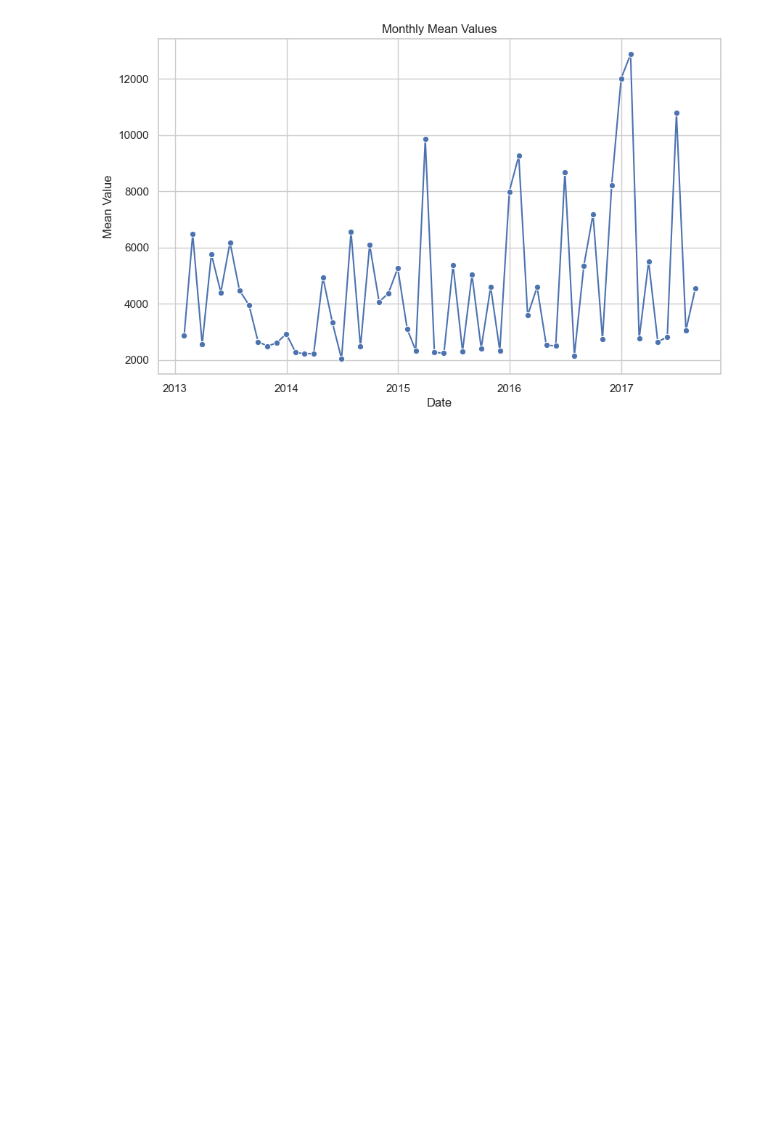
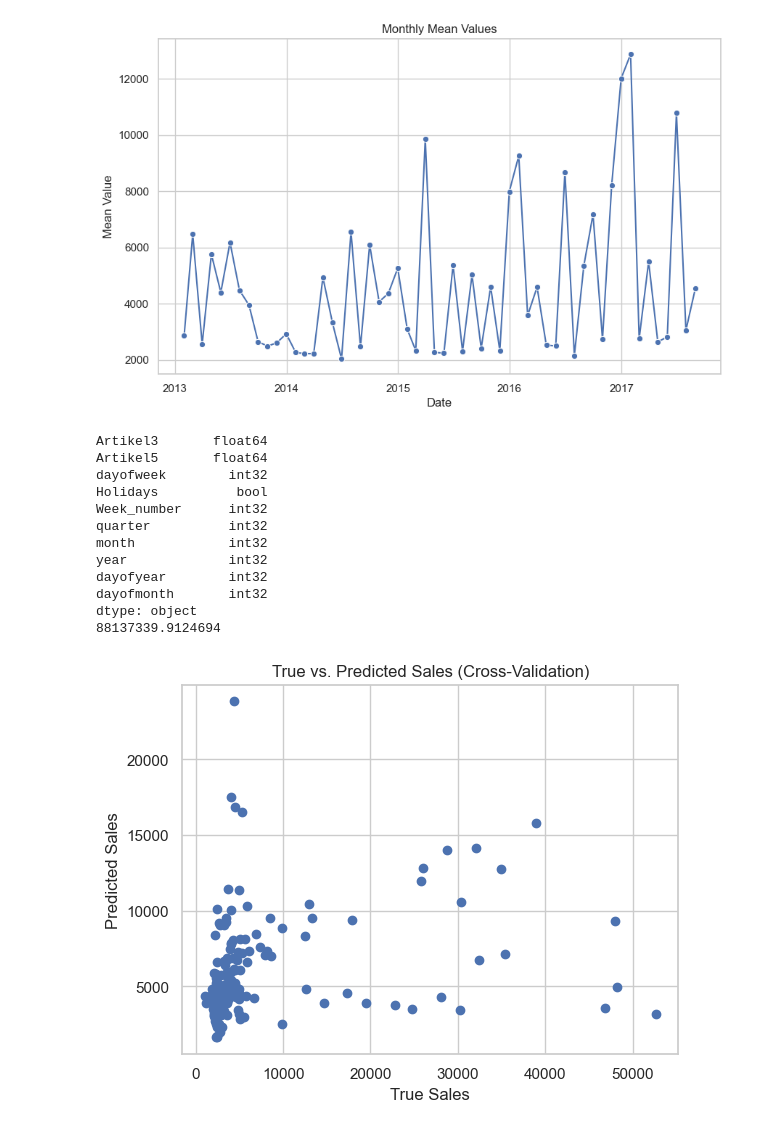
Before and after one commit to JPNMint/rewe_project, a Jupyter notebook: EDA.ipynb, the cells around one changed output. Drawn from its saved outputs; the diff is of its cells as text; code cells hidden in the pictures; blank space fills up the shorter version.

```diff
--- a/EDA.ipynb
+++ b/EDA.ipynb
@@ -110,3 +93,35 @@ plt.ylabel('Mean Value')
 plt.show()
 # %% [output]
 [figure]
+# %%
+import numpy as np
+import pandas as pd
+from model import xgb_model
+from data_transformation import prep
+
+
+
+
+df = pd.read_excel('data/Zeitreihen_2Artikel.xlsx')
+df_feat = prep(df)
+
+print(df_feat.dtypes)
+test = df_feat[df_feat['year'] == 2017]
+train = df_feat[df_feat['year'] != 2017]
+#print( np.isnan(train).values.sum() )
+
+xgb_model(train,test)
+# %% [output]
+Artikel3       float64
+Artikel5       float64
+dayofweek        int32
+Holidays          bool
+Week_number      int32
+quarter          int32
+month            int32
+year             int32
+dayofyear        int32
+dayofmonth       int32
+dtype: object
+88137339.9124694
+[figure, added]
```
Also changed, not shown: parts of 2 cells of this notebook, 7 other files.
